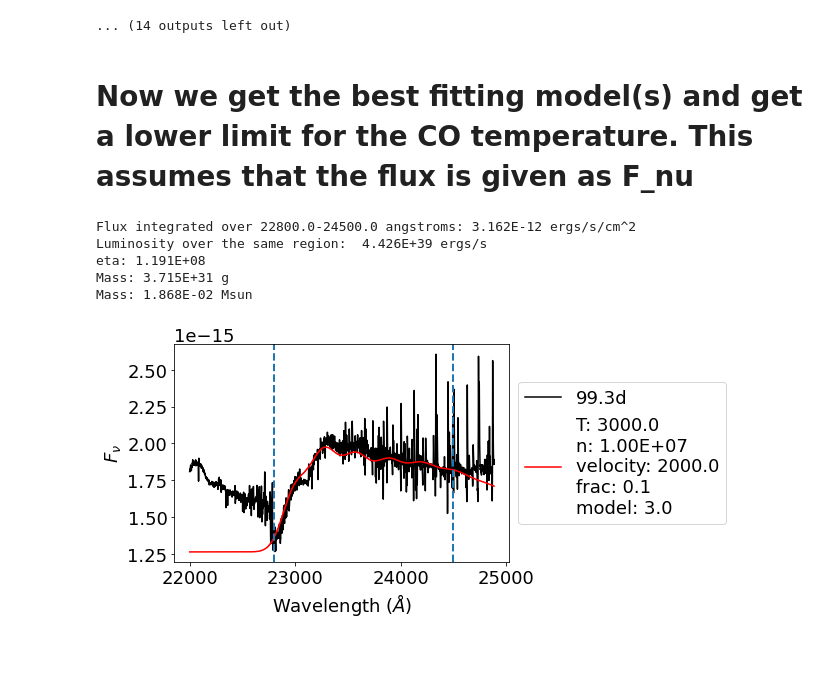
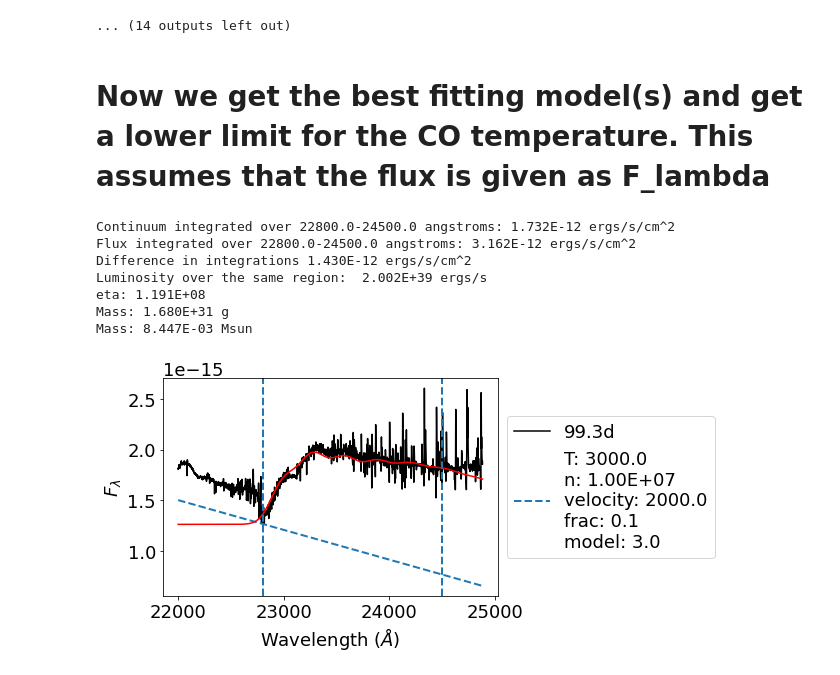
Before and after one commit to scottfdavis/CO-modeling, a Jupyter notebook: example/flux_cal.ipynb, the cells around one changed output. Saved outputs shown, nothing was run; the diff lists cells and outputs as text; code cells hidden in the pictures.

Commit message:
subtracting continuum and proper flux units

```diff
--- a/example/flux_cal.ipynb
+++ b/example/flux_cal.ipynb
@@ -16,6 +19,6 @@ coplus = 0
 # %%
 redshift  = 0.001826
-list_of_spectra = ['/Users/sfdavis/projects/CO/Maxito/entire_spectral_sequence/flux_calibrated/SN2016adj_20160521_BAA_NIR.txtdered.fits.txt']
+list_of_spectra = [co_path+'example/SN2016adj_20160521_BAA_NIR.txtdered.fits.txt']
 
 phase = np.array([530.60])-431.3#since b max
 d = 3.42 # pm 0.18 Mpc
@@ -179,8 +182,10 @@ for i in range(25):
 [figure]
 ... (14 outputs left out)
 # %% [markdown]
-# Now we get the best fitting model(s) and get a lower limit for the CO temperature. This assumes that the flux is given as F_nu
+# Now we get the best fitting model(s) and get a lower limit for the CO temperature. This assumes that the flux is given as F_lambda
 # %%
+from lmfit import Model
+
 def B_lambda(T,x):
     h = 6.6261e-27 #* (1e8**2)
     k = 1.3807e-16 #* (1e8**2)
@@ -190,58 +195,82 @@ def B_lambda(T,x):
     bottom = np.exp(h*c / (x*k*T)) - 1.0
     return top/bottom
 
+def line(x,m,b):
+    return m*x + b
+
 w = [(spec['lambda'].values < 2.5*1e4)]
 x = spec['lambda'].values[w]*1.0e4
 specy = (spec['flux'].values[w] + shift) / off
 
-# do math for flux calibrated spectrum, given as F_nu
-upper, lower = 2.28*1e4, 2.45*1e4
-w = np.argmin(abs(np.array(x)-upper))
-v = np.argmin(abs(np.array(x)-lower))
+# continuum integration and extrapolation
+clower, cupper = 2.22*1e4,2.27*1e4
+w = np.argmin(abs(np.array(x)-clower))
+v = np.argmin(abs(np.array(x)-cupper))
+# fitting continuum
+gmodel = Model(line)
+parameters = gmodel.make_params(m=-0.5,b=0.0)
+fit = gmodel.fit(specy[w:v], parameters, x=x[w:v])
+# line is shifted to match the minimum of the flux, maybe not necessary
+liney = line(x,fit.params['m'],fit.params['b']) + (min(specy) - y[np.argmin(specy)])
+
+# do math for flux calibrated spectrum, given as F_lambda
+lower, upper = 2.28*1e4, 2.45*1e4
+w = np.argmin(abs(np.array(x)-lower))
+v = np.argmin(abs(np.array(x)-upper))
 fluxinteg = np.trapz(specy[w:v],x[w:v])
-luminosity = fluxinteg*4*np.pi*(d**2)
-print('Flux integrated over '+str(round(upper,0))+'-'+str(round(lower,0))+' angstroms:',
+
+# integrate continuum over the same region, get the difference, and then luminosity
+continuuminteg = np.trapz(liney[w:v],x[w:v])
+luminosity = (fluxinteg-continuuminteg)*4*np.pi*(d**2)
+
+print('Continuum integrated over '+str(round(lower,0))+'-'+str(round(upper,0))+' angstroms:',
+      format(continuuminteg,".3E"),'ergs/s/cm^2')
+print('Flux integrated over '+str(round(lower,0))+'-'+str(round(upper,0))+' angstroms:',
       format(fluxinteg,".3E"),'ergs/s/cm^2')
+print('Difference in integrations',
+      format(fluxinteg-continuuminteg,".3E"),'ergs/s/cm^2')
 print('Luminosity over the same region: ',format(luminosity,".3E"),'ergs/s')
 
 for i in range(1):
-    BB = BlackBody(temperature=params[i][0]*u.K)
-
     # plot match again, but in absolute flux, just for a sanity check
     w = [(spec['lambda'].values < 2.5*1e4)]
     modely = (fArr[i][w] + shift) / off
     plt.plot(x,specy,color='black')
+    y = line(x,fit.params['m'],fit.params['b'])
+    plt.plot(x,liney,linestyle='--',linewidth=2)
     plt.plot(x,modely,color='red')
     # plotting integration region as well
     plt.axvline(upper,linestyle='--',linewidth=2)
     plt.axvline(lower,linestyle='--',linewidth=2)
 
 
     # get original model to integrate over
     wav, opac = get_model.get_csv(co_path+'/models_csv/',params[i][0],params[i][1],int(params[i][2]),
                               params[i][3],'CO',int(params[i][4]))
 
     # do math for model opacity
-    w = np.argmin(abs(np.array(wav)-upper))
-    v = np.argmin(abs(np.array(wav)-lower))
+    w = np.argmin(abs(np.array(wav)-lower))
+    v = np.argmin(abs(np.array(wav)-upper))
     blackbody = B_lambda(params[i][0],wav*1e-8)
     modelinteg = np.trapz((opac[w:v])*blackbody[w:v],wav[w:v]*1e-8)
     print('eta:',format(modelinteg,".3E"))
     print('Mass:',format(luminosity/modelinteg,".3E"),'g')
     print('Mass:',format(luminosity/modelinteg/1.989e+33,".3E"),'Msun')
 
-    label = r'T: '+str(df.temperature.values[ind])+'\n'+'n: '+format(df.density.values[ind],".2E")+'\n'+\
+    label = r'T: '+str(params[i][0])+'\n'+'n: '+format(params[i][1],".2E")+'\n'+\
              'velocity: '+str(params[i][2])+'\n'+'frac: '+str(params[i][3])+'\n'+'model: '+str(params[i][4])
     q = [(spec['lambda'].values > 2.2*1e4) & (spec['lambda'].values < 2.5*1e4)]
     plt.xlabel(r'Wavelength ($\AA$)')
-    plt.ylabel(r'$F_\nu$')
+    plt.ylabel(r'$F_\lambda$')
 
     plt.legend(bbox_to_anchor=(1.0,0.5), loc="center left",labels=[str(round(specPhase,1))+'d',label])
     plt.show()
 # %% [output]
+Continuum integrated over 22800.0-24500.0 angstroms: 1.732E-12 ergs/s/cm^2
 Flux integrated over 22800.0-24500.0 angstroms: 3.162E-12 ergs/s/cm^2
-Luminosity over the same region:  4.426E+39 ergs/s
+Difference in integrations 1.430E-12 ergs/s/cm^2
+Luminosity over the same region:  2.002E+39 ergs/s
 eta: 1.191E+08
-Mass: 3.715E+31 g
-Mass: 1.868E-02 Msun
+Mass: 1.680E+31 g
+Mass: 8.447E-03 Msun
-[figure, old version]
+[figure, new version]
```
Also changed, not shown: parts of 1 cell of this notebook.
